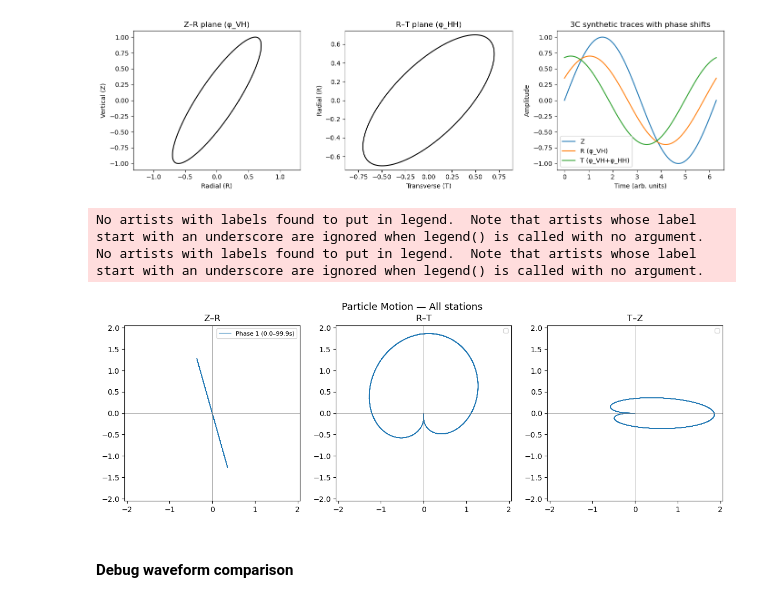
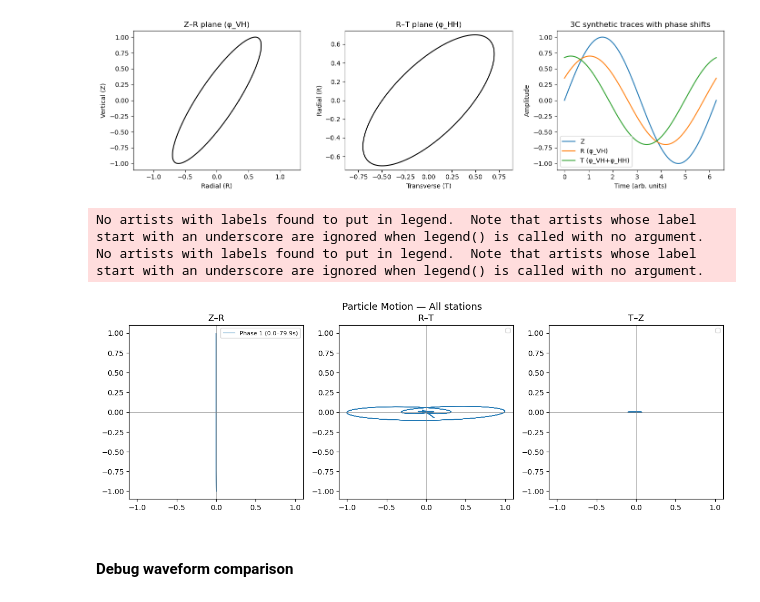
Before and after one commit to evanzzq/VespaPolPy, a Jupyter notebook: Debug.ipynb, the cells around one changed output. Saved outputs shown, nothing was run; the diff lists cells and outputs as text; code cells hidden in the pictures.

```diff
--- a/Debug.ipynb
+++ b/Debug.ipynb
@@ -268,13 +268,13 @@ plt.show()
 from vespainv.utils import prepare_inputs_from_sac
 import os
 
-filedir = "H:\My Drive\Research\VespaPolPy"
-# filedir = "/Users/evanzhang/zzq@umd.edu - Google Drive/My Drive/Research/VespaPolPy"
+# filedir = "H:\My Drive\Research\VespaPolPy"
+filedir = "/Users/evanzhang/zzq@umd.edu - Google Drive/My Drive/Research/VespaPolPy"
 
 # Configuration
-event = "201205280507_R71_78_locbox_42_45N_93_90W_T1150_1240"
-twin = None # (0, 60)
-savename = event # test!!!!!!
+event = "201111221848_P_b10_a30"
+twin = (0, 30) # (0, 60)
+savename = "201111221848_P_b10_a20" # test!!!!!!
 event_dir = os.path.join(filedir, "data_download", "event_download", event)
 noise_dir = os.path.join(filedir, "data_download", "noise_download", event)
 
@@ -939,38 +972,38 @@ def plot_particle_motion_phases(
             z -= z.mean()
 
             axes[0].plot(z, r, lw=0.8, color=color, label=label if idx == station_indices[0] else "")
             axes[1].plot(r, t, lw=0.8, color=color)
             axes[2].plot(t, z, lw=0.8, color=color)
 
     # --- Formatting ---
     for ax, ttl in zip(axes, titles):
         ax.set_title(ttl)
         ax.axhline(0, color="gray", lw=0.5)
         ax.axvline(0, color="gray", lw=0.5)
         ax.set_aspect("equal", "box")
         if xylim is not None:
             ax.set_xlim(xylim)
             ax.set_ylim(xylim)
         ax.legend(fontsize=8, loc="upper right")
 
     fig.suptitle(f"Particle Motion — {title_suffix}", fontsize=13)
     plt.tight_layout()
     fig.savefig(os.path.join(data_dir, "pm.pdf"), bbox_inches="tight", dpi=300)
     plt.show()
 
 # Parameter setup
-filedir = "H:/My Drive/Research/VespaPolPy"
-# filedir = "/Users/evanzhang/zzq@umd.edu - Google Drive/My Drive/Research/VespaPolPy"
+# filedir = "H:/My Drive/Research/VespaPolPy"
+filedir = "/Users/evanzhang/zzq@umd.edu - Google Drive/My Drive/Research/VespaPolPy"
 
-modname = "model9_S85"
+modname = "SKS_tws_2pct_VEL_0.1Hz"
 
 # (7.5,22.5), (22.5,37.5), (37.5,52.5), (52.5,67.5)
 # (0,80),(40,120),(80,160),(120,200)
-plot_particle_motion_phases(os.path.join(filedir, 'SynData', modname), tlims=None, station_idx=None)
+plot_particle_motion_phases(os.path.join(filedir, 'RealData', modname), tlims=None, station_idx=None)
 # %% [output]
 No artists with labels found to put in legend.  Note that artists whose label start with an underscore are ignored when legend() is called with no argument.
 No artists with labels found to put in legend.  Note that artists whose label start with an underscore are ignored when legend() is called with no argument.
-[figure, old version]
+[figure, new version]
 # %% [markdown]
 #### Debug waveform comparison
 # %%
```
Also changed, not shown: parts of 5 cells of this notebook, 5 other files.
